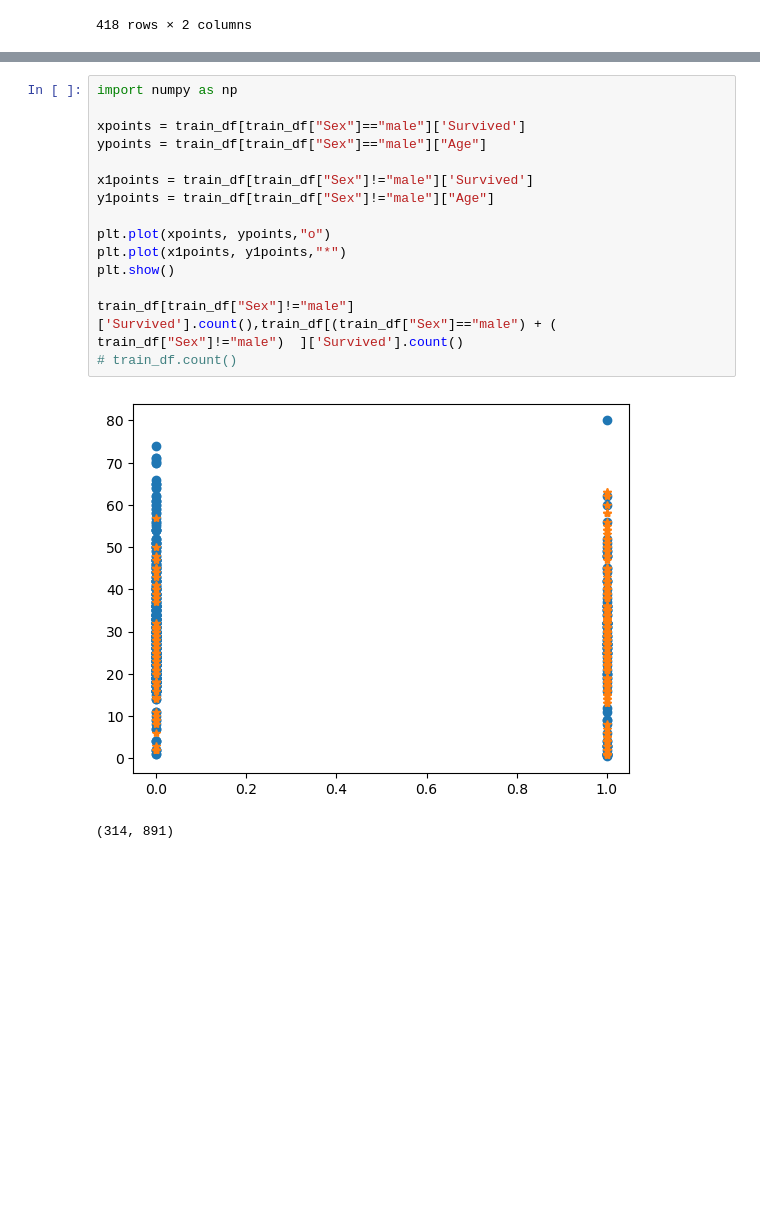
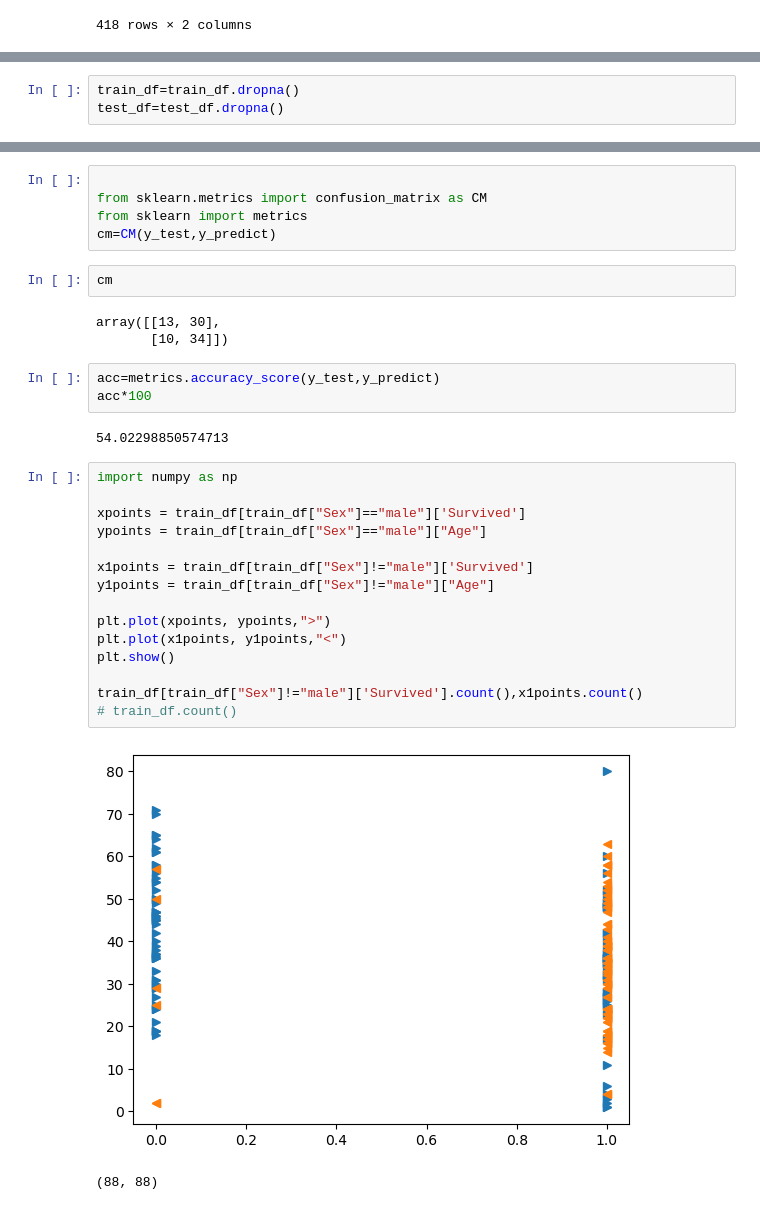
Before and after one commit to DEVANSARAVANAN/ML-End2End-Project, a Jupyter notebook: titanic-123.ipynb, the cells around one changed output, grey strips where cells are left out. Drawn from its saved outputs; the diff is of its cells as text; blank space fills up the shorter version.

```diff
--- a/titanic-123.ipynb
+++ b/titanic-123.ipynb
@@ -59 +98,4 @@ Data preparation
+# %%
+train_df=train_df.dropna()
+test_df=test_df.dropna()
 # %%
@@ -91,18 +203,33 @@ st_x= StandardScaler()
+# %%
+
+from sklearn.metrics import confusion_matrix as CM
+from sklearn import metrics
+cm=CM(y_test,y_predict)
+# %%
+cm
+# %% [output]
+array([[13, 30],
+       [10, 34]])
+# %%
+acc=metrics.accuracy_score(y_test,y_predict)
+acc*100
+# %% [output]
+54.02298850574713
 # %%
 import numpy as np
 
 xpoints = train_df[train_df["Sex"]=="male"]['Survived']
 ypoints = train_df[train_df["Sex"]=="male"]["Age"]
 
 x1points = train_df[train_df["Sex"]!="male"]['Survived']
 y1points = train_df[train_df["Sex"]!="male"]["Age"]
 
-plt.plot(xpoints, ypoints,"o")
-plt.plot(x1points, y1points,"*")
+plt.plot(xpoints, ypoints,">")
+plt.plot(x1points, y1points,"<")
 plt.show()
 
-train_df[train_df["Sex"]!="male"]['Survived'].count(),train_df[(train_df["Sex"]=="male") + ( train_df["Sex"]!="male")  ]['Survived'].count()
+train_df[train_df["Sex"]!="male"]['Survived'].count(),x1points.count()
 # train_df.count()
 # %% [output]
-[figure, old version]
+[figure, new version]
-(314, 891)
+(88, 88)
```
Also changed, not shown: parts of 21 cells of this notebook.
